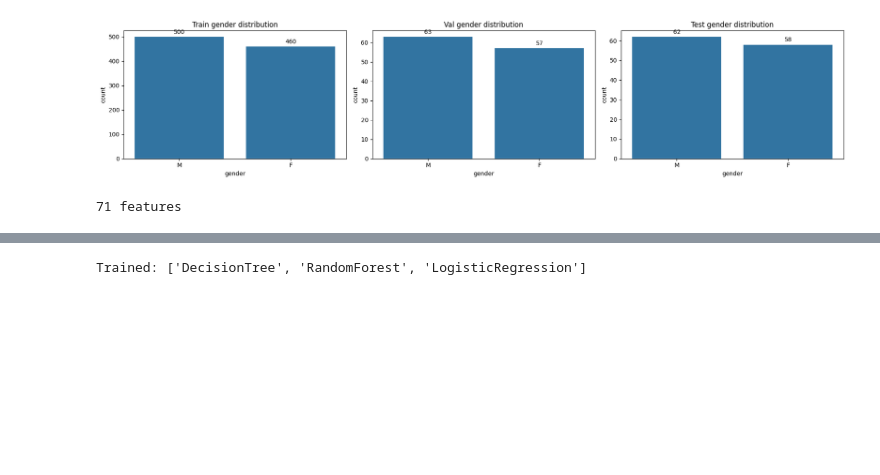
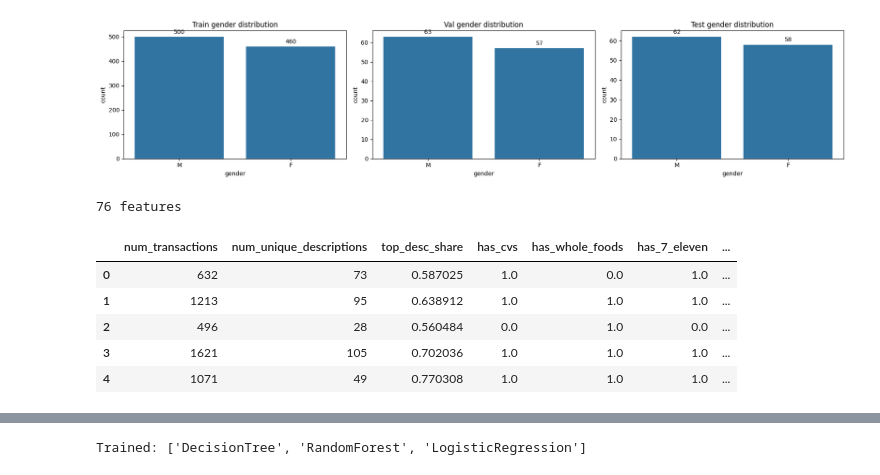
Before and after one commit to Noam-Diamant/Mint-Gender-Prediction-ML, a Jupyter notebook: mint_gender.ipynb, the cells around one changed output, grey strips where cells are left out. Cells and saved outputs as stored; diff of their text form; code cells hidden in the pictures; blank space fills up the shorter version.

```diff
--- a/mint_gender.ipynb
+++ b/mint_gender.ipynb
@@ -259,18 +272,28 @@ plt.show()
 # %%
 # === Prepare model matrices and scaling where needed ===
 # Drop identifier column
 feature_cols = [c for c in X_train.columns if c != 'user_id']
 
 Xtr = X_train[feature_cols].values
 Xva = X_val[feature_cols].values
 Xte = X_test[feature_cols].values
 
 # Standardization for LR only
 scaler = StandardScaler()
 Xtr_scaled = scaler.fit_transform(Xtr)
 Xva_scaled = scaler.transform(Xva)
 Xte_scaled = scaler.transform(Xte)
 
 print(len(feature_cols), "features")
+
+X_train_show = X_train.copy()
+X_train_show.drop(columns=['user_id'], inplace=True)
+X_train_show.head()
 # %% [output]
-71 features
+76 features
+|  | num_transactions | num_unique_descriptions | top_desc_share | has_cvs | has_whole_foods | has_7_eleven | ... |
+| 0 | 632 | 73 | 0.587025 | 1.0 | 0.0 | 1.0 | ... |
+| 1 | 1213 | 95 | 0.638912 | 1.0 | 1.0 | 1.0 | ... |
+| 2 | 496 | 28 | 0.560484 | 0.0 | 1.0 | 0.0 | ... |
+| 3 | 1621 | 105 | 0.702036 | 1.0 | 1.0 | 1.0 | ... |
+| 4 | 1071 | 49 | 0.770308 | 1.0 | 1.0 | 1.0 | ... |
```
Also changed, not shown: parts of 10 cells of this notebook, 1 other file.
